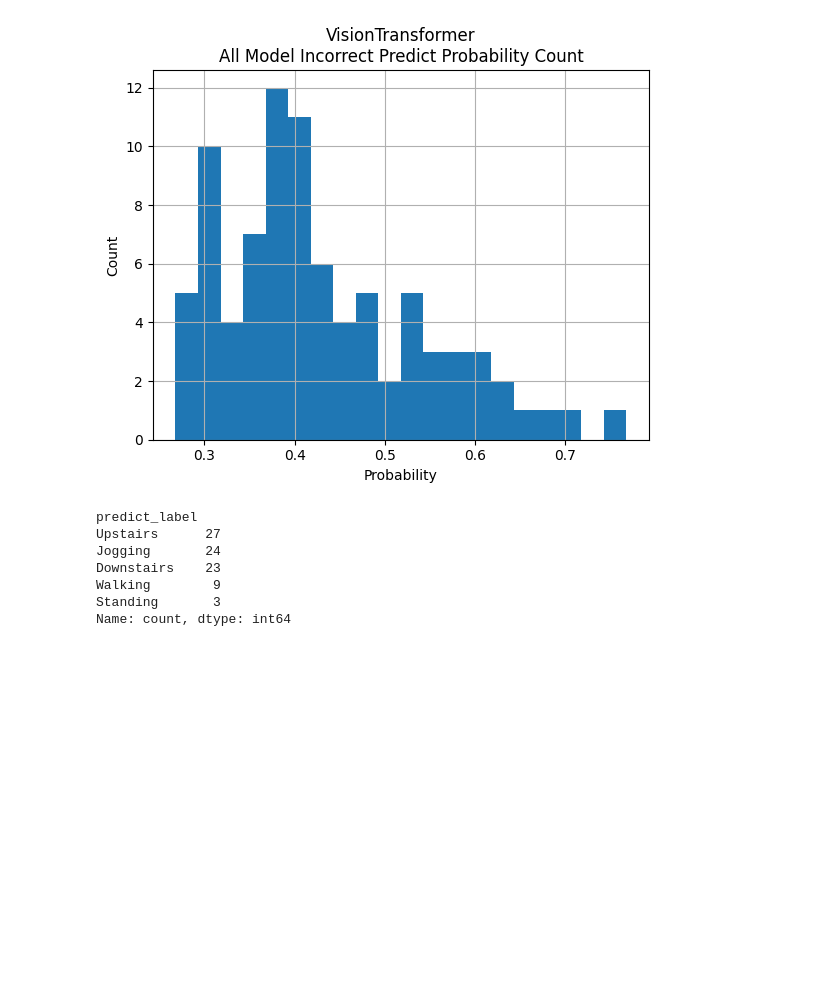
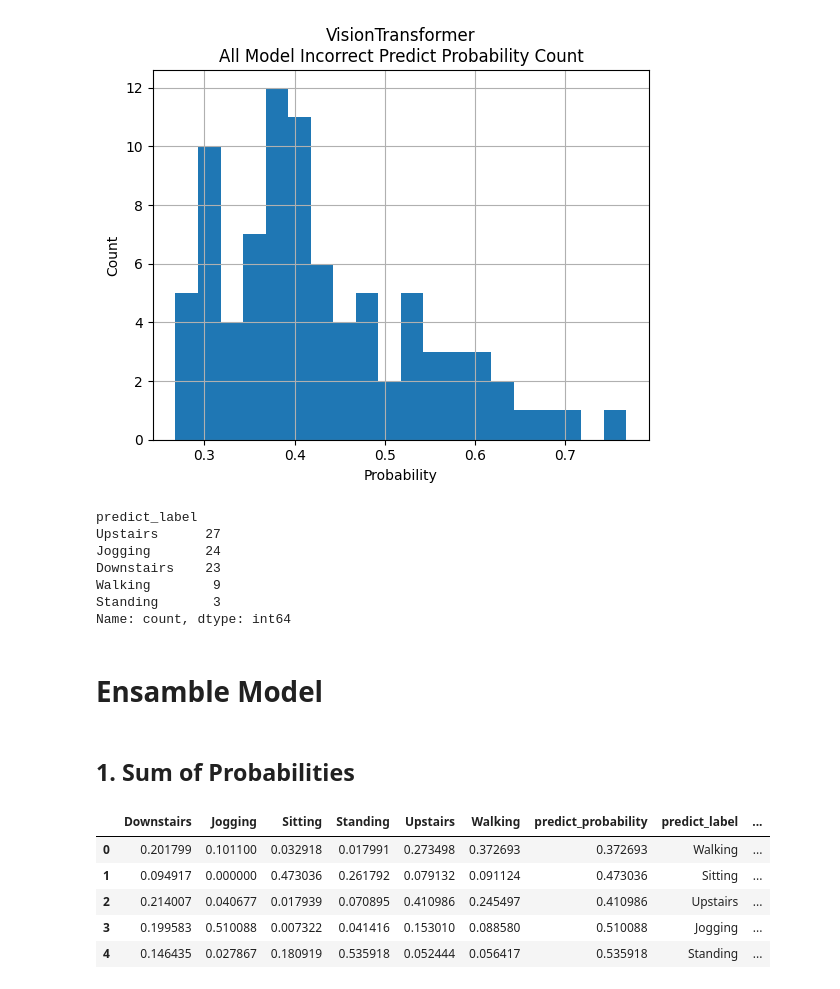
Before and after one commit to rakawanegan/humanactivityrecognition_portfolio, a Jupyter notebook: result/error_bar/analysis.ipynb, the cells around one changed output. Drawn from its saved outputs; the diff is of its cells as text; code cells hidden in the pictures; blank space fills up the shorter version.

```diff
--- a/result/error_bar/analysis.ipynb
+++ b/result/error_bar/analysis.ipynb
@@ -234,3 +250,23 @@ Downstairs    23
 Walking        9
 Standing       3
 Name: count, dtype: int64
+# %% [markdown]
+# Ensamble Model
+# %% [markdown]
+## 1. Sum of Probabilities
+# %%
+LABELS = ["Downstairs", "Jogging", "Sitting", "Standing", "Upstairs", "Walking"]
+ensamble1_df = cnn1d_df.loc[:, LABELS].copy() + convbbt_df.loc[:, LABELS].copy() + vit_df.loc[:, LABELS].copy()
+ensamble1_df = ensamble1_df.apply(lambda x: x / x.sum(), axis=1)
+ensamble1_df["predict_probability"] = ensamble1_df.max(axis=1)
+ensamble1_df["predict_label"] = ensamble1_df.idxmax(axis=1)
+ensamble1_df['true_label'] = true_label.map(lambda x: LABELS[x])
+# %%
+ensamble1_df.head()
+# %% [output]
+|  | Downstairs | Jogging | Sitting | Standing | Upstairs | Walking | predict_probability | predict_label | ... |
+| 0 | 0.201799 | 0.101100 | 0.032918 | 0.017991 | 0.273498 | 0.372693 | 0.372693 | Walking | ... |
+| 1 | 0.094917 | 0.000000 | 0.473036 | 0.261792 | 0.079132 | 0.091124 | 0.473036 | Sitting | ... |
+| 2 | 0.214007 | 0.040677 | 0.017939 | 0.070895 | 0.410986 | 0.245497 | 0.410986 | Upstairs | ... |
+| 3 | 0.199583 | 0.510088 | 0.007322 | 0.041416 | 0.153010 | 0.088580 | 0.510088 | Jogging | ... |
+| 4 | 0.146435 | 0.027867 | 0.180919 | 0.535918 | 0.052444 | 0.056417 | 0.535918 | Standing | ... |
```
Also changed, not shown: parts of 29 cells of this notebook, 10 other files.
